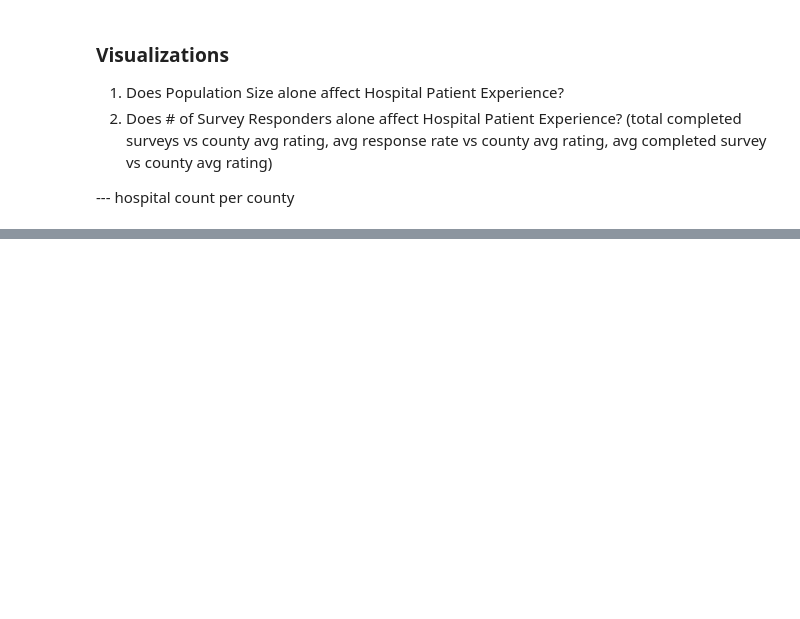
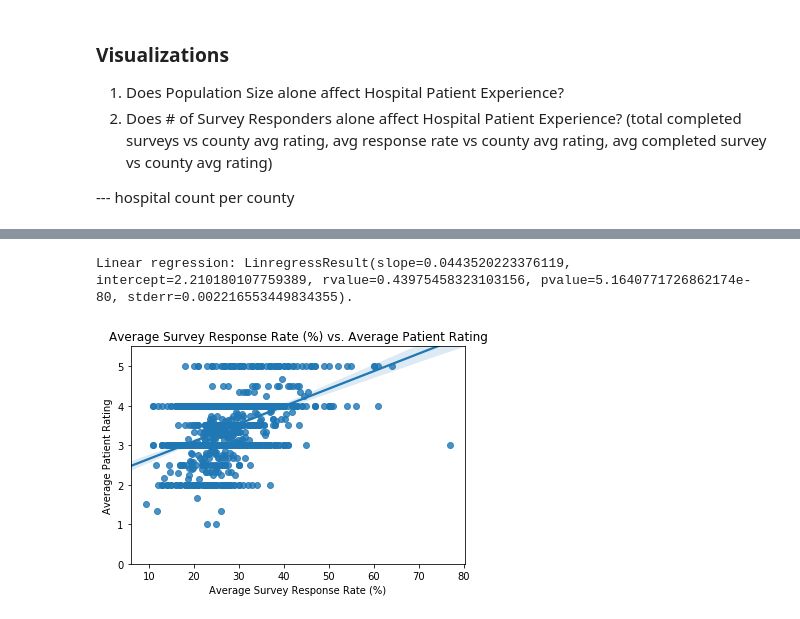
Before and after one commit to rabotr/proj-1-healthcare, a Jupyter notebook: Q1 & Q2 Visualizations.ipynb, the cells around one changed output, grey strips where cells are left out. Drawn from its saved outputs; the diff is of its cells as text; code cells hidden in the pictures; blank space fills up the shorter version.

```diff
--- a/Q1 & Q2 Visualizations.ipynb
+++ b/Q1 & Q2 Visualizations.ipynb
@@ -80,0 +97,13 @@ None
+# %%
+# Does # of Survey Responders alone affect Hospital Patient Experience?
+# (avg response rate vs county avg rating)
+
+sns.regplot(x="Average Survey Response Rate (%)", y="Average Patient Rating", data=county_df)
+plt.title("Average Survey Response Rate (%) vs. Average Patient Rating")
+print(f"Linear regression: {stats.linregress(county_df['Average Survey Response Rate (%)'], county_df['Average Patient Rating'])}.")
+plt.ylim(0, 5.5)
+plt.show()
+None
+# %% [output]
+Linear regression: LinregressResult(slope=0.0443520223376119, intercept=2.210180107759389, rvalue=0.43975458323103156, pvalue=5.1640771726862174e-80, stderr=0.002216553449834355).
+[figure, added]
```
Also changed, not shown: parts of 5 cells of this notebook, 1 other file.
